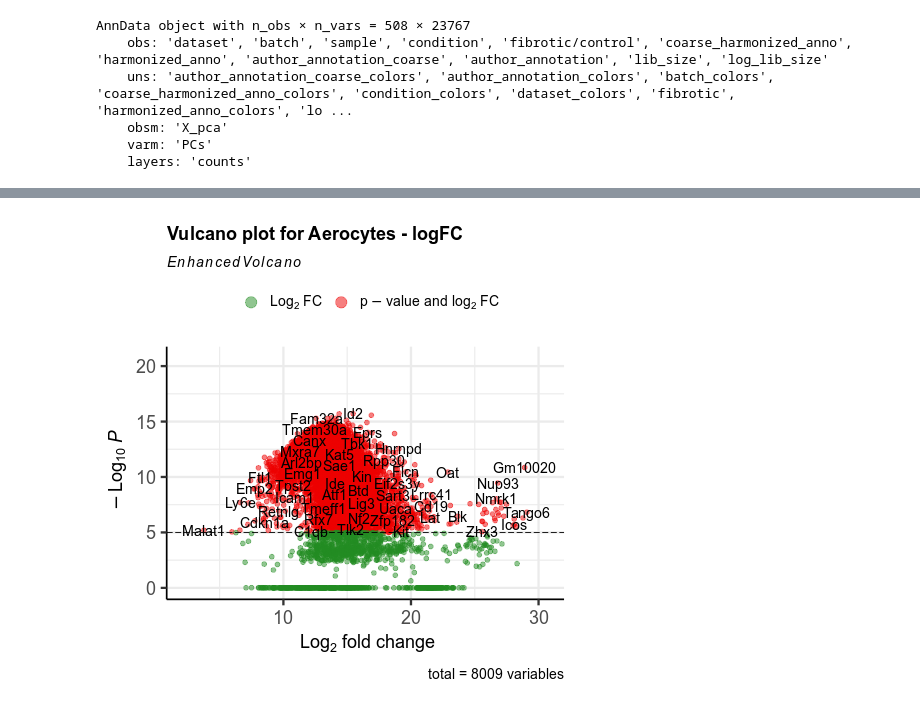
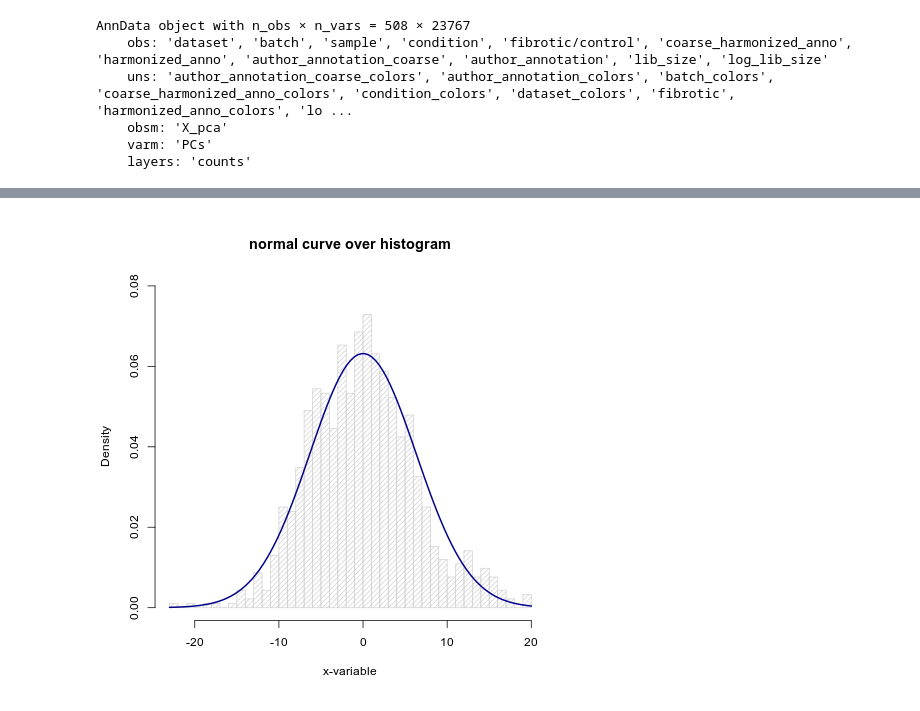
Before and after one commit to lueckenlab/masterpraktikum_fibrosis_atlas, a Jupyter notebook: notebooks/differential_gene_expression_analysis/per_cell_type/Aerocytes.ipynb, the cells around one changed output, grey strips where cells are left out. Cells and saved outputs as stored; diff of their text form; code cells hidden in the pictures.

```diff
--- a/notebooks/differential_gene_expression_analysis/per_cell_type/Aerocytes.ipynb
+++ b/notebooks/differential_gene_expression_analysis/per_cell_type/Aerocytes.ipynb
@@ -135,14 +173,29 @@ tt$logFC_shifted <- (tt$logFC - mean_FC)
+# %%
+%%R
+
+g = tt$logFC_shifted
+m<-mean(g)
+std<-sqrt(var(g))
+hist(g, density=20, breaks=50, prob=TRUE,
+     xlab="x-variable", ylim=c(0, 0.08),
+     main="normal curve over histogram")
+curve(dnorm(x, mean=m, sd=std),
+      col="darkblue", lwd=2, add=TRUE, yaxt="n")
+
+ggsave(
+    paste('merged_public_shiftedFCdist_', ct, '.png', sep = ""), plot = last_plot(), device = NULL, path = path_out,
+    scale = 1, width = 30, height = 30, units = "cm", dpi = 300, limitsize = TRUE, bg = NULL
+  )
+# %% [output]
+[figure, added]
 # %%
 %%R
 EnhancedVolcano(tt, lab = rownames(tt), x = 'logFC', y = 'PValue',
-                  title = "Vulcano plot for Aerocytes - logFC")
+                  title = paste("Vulcano plot for ", ct_print, " - logFC", sep = ""))
 ggsave(
-    path_out + 'merged_public_Vulcano_Aerocytes.png', plot = last_plot(), device = NULL,
-    path = path_out, scale = 1, width = 30, height = 30, units = "cm",
-    dpi = 300, limitsize = TRUE, bg = NULL, width = 30, height = 30
+    paste('merged_public_Vulcano_', ct, '.png', sep = ""), plot = last_plot(), device = NULL, path = path_out,
+    scale = 1, width = 30, height = 30, units = "cm", dpi = 300, limitsize = TRUE, bg = NULL
   )
-# %% [output]
-[figure, removed]
 # %%
 %%R
 EnhancedVolcano(tt, lab = rownames(tt), x = 'logFC_shifted', y = 'PValue',
```
Also changed, not shown: parts of 12 cells of this notebook.
